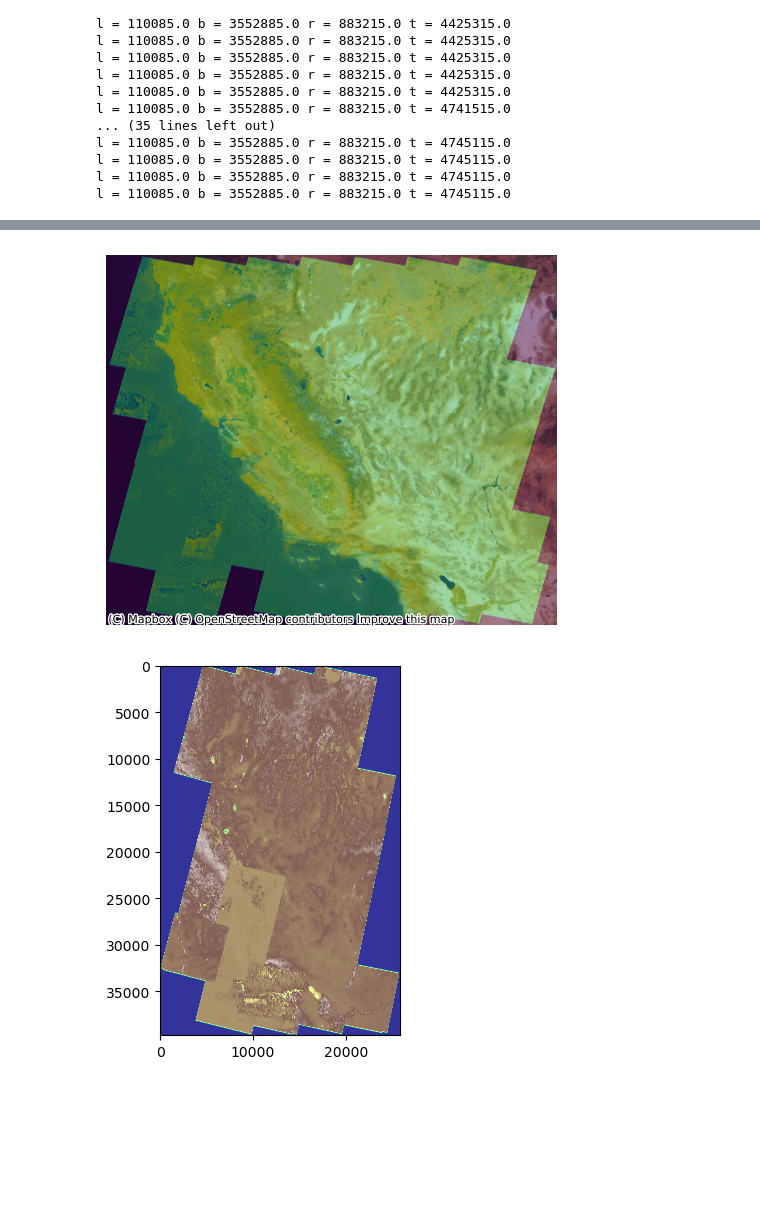
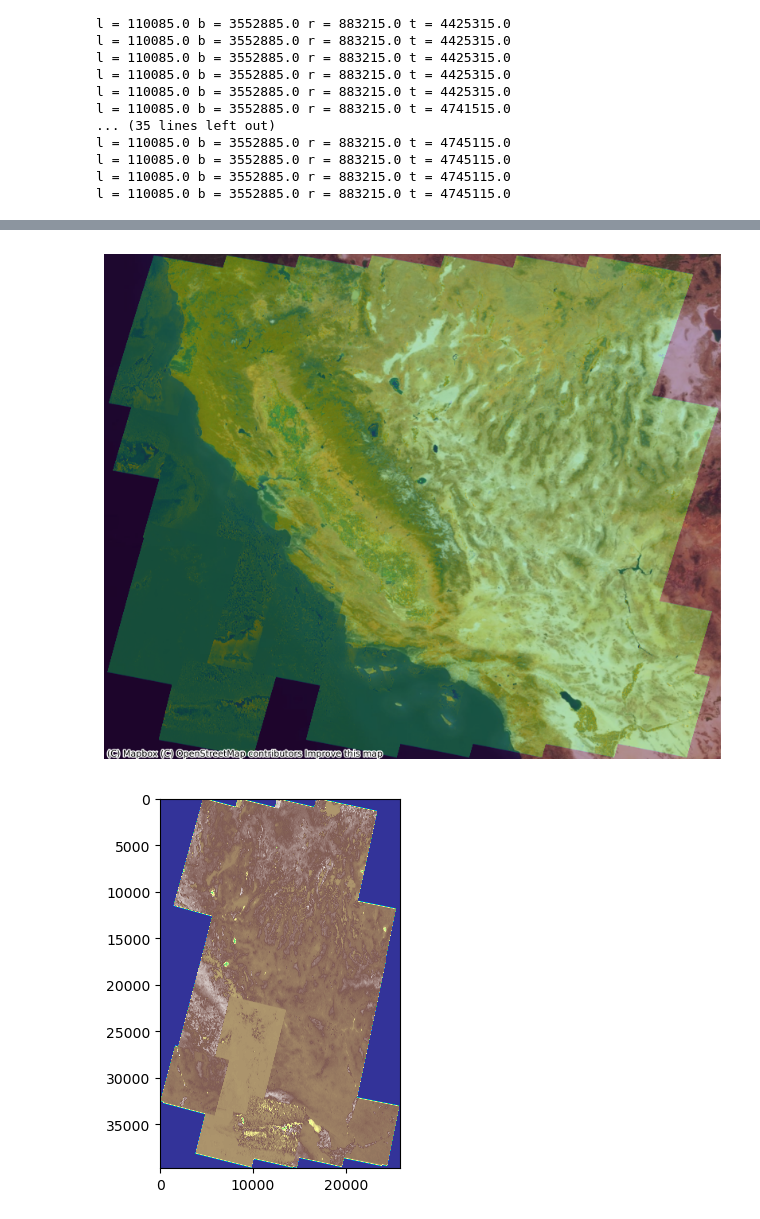
Before and after one commit to CamYench/AgriSense-210-Capstone, a Jupyter notebook: landsat_examples/overlay_landsat_data.ipynb, the cells around one changed output, grey strips where cells are left out. Drawn from its saved outputs; the diff is of its cells as text; code cells hidden in the pictures; blank space fills up the shorter version.

Commit message:
updated mosaicing notebooks

```diff
--- a/landsat_examples/overlay_landsat_data.ipynb
+++ b/landsat_examples/overlay_landsat_data.ipynb
@@ -88,19 +88,21 @@ l, r, b, t
 # %%
 data = rasterio.open("mosaic.tiff")
 
 l, b, r, t = data.bounds
 
 fig, ax = plt.subplots()
+fig.set_size_inches(10, 10)
 
 im = ax.imshow(data.read(1), extent=[l,r,b,t])
 
+# ctx.add_basemap(ax, crs=data.crs, source=ctx.providers.MapBox(accessToken=mapbox_token, id="mapbox/satellite-streets-v9"))
 ctx.add_basemap(ax, crs=data.crs, source=ctx.providers.MapBox(accessToken=mapbox_token, id="mapbox/satellite-v9"))
-ctx.add_basemap(ax, crs=data.crs, source="mosaic.tiff", alpha=0.5)
+ctx.add_basemap(ax, crs=data.crs, source="mosaic.tiff", alpha=0.4)
 
 plt.axis('off')
 plt.show()
 # %% [output]
-[figure, old version]
+[figure, new version]
 # %%
 
 converted_data_dir = Path("./converted_recent_ls_data/NDVI")
```
Also changed, not shown: parts of 1 cell of this notebook, 1 other file.
